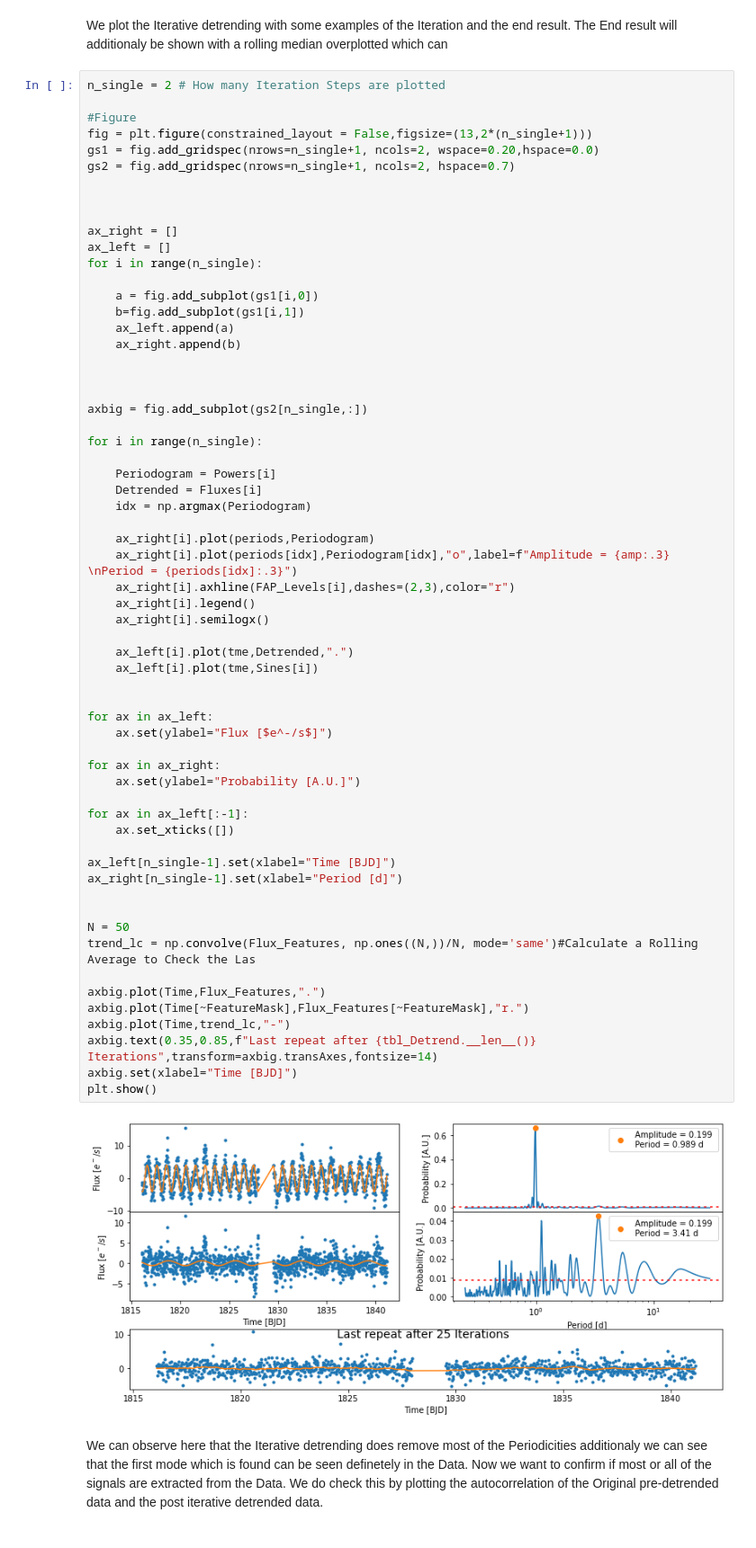
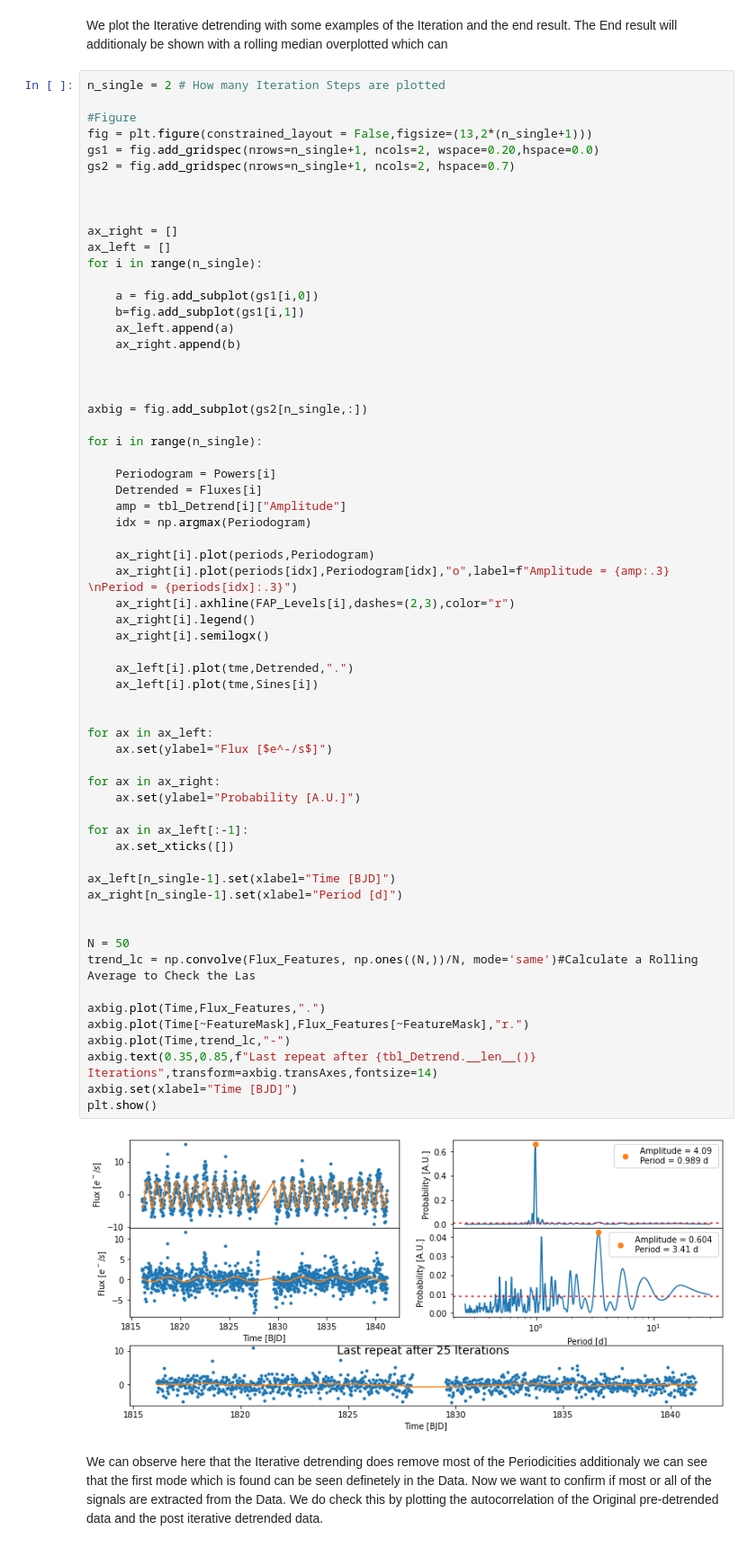
Before and after one commit to Meistermagier/AstroVar, a Jupyter notebook: tutorial/2 - Iterative Detrending.ipynb, the cells around one changed output. Shown at 90% size. Saved outputs shown, nothing was run; the diff lists cells and outputs as text.

```diff
--- a/tutorial/2 - Iterative Detrending.ipynb
+++ b/tutorial/2 - Iterative Detrending.ipynb
@@ -116,6 +116,7 @@ for i in range(n_single):
 
     Periodogram = Powers[i]
     Detrended = Fluxes[i]
+    amp = tbl_Detrend[i]["Amplitude"]
     idx = np.argmax(Periodogram)
 
     ax_right[i].plot(periods,Periodogram)
@@ -124,34 +125,34 @@ for i in range(n_single):
     ax_right[i].legend()
     ax_right[i].semilogx()
 
     ax_left[i].plot(tme,Detrended,".")
     ax_left[i].plot(tme,Sines[i])
 
 
 for ax in ax_left:
     ax.set(ylabel="Flux [$e^-/s$]")
 
 for ax in ax_right:
     ax.set(ylabel="Probability [A.U.]")
 
 for ax in ax_left[:-1]:
     ax.set_xticks([])
 
 ax_left[n_single-1].set(xlabel="Time [BJD]")
 ax_right[n_single-1].set(xlabel="Period [d]")
 
 
 N = 50
 trend_lc = np.convolve(Flux_Features, np.ones((N,))/N, mode='same')#Calculate a Rolling Average to Check the Las
 
 axbig.plot(Time,Flux_Features,".")
 axbig.plot(Time[~FeatureMask],Flux_Features[~FeatureMask],"r.")
 axbig.plot(Time,trend_lc,"-")
 axbig.text(0.35,0.85,f"Last repeat after {tbl_Detrend.__len__()} Iterations",transform=axbig.transAxes,fontsize=14)
 axbig.set(xlabel="Time [BJD]")
 plt.show()
 # %% [output]
-[figure, old version]
+[figure, new version]
 # %% [markdown]
 We can observe here that the Iterative detrending does remove most of the Periodicities additionaly we can see that the first mode which is found can be seen definetely in the Data. Now we want to confirm if most or all of the signals are extracted from the Data. We do check this by plotting the autocorrelation of the Original pre-detrended data and the post iterative detrended data.
 # %%
```
Also changed, not shown: 3 other files.
